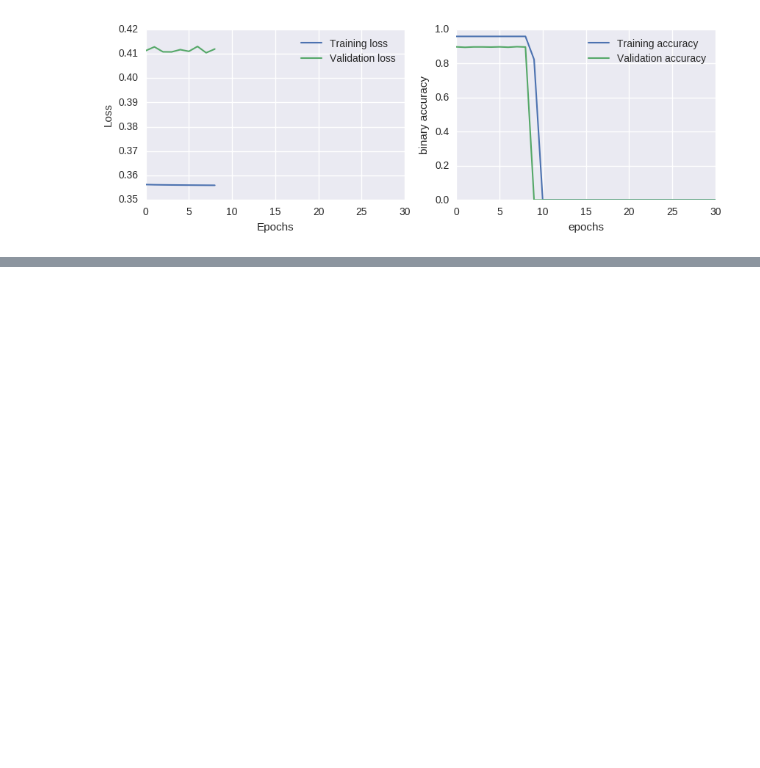
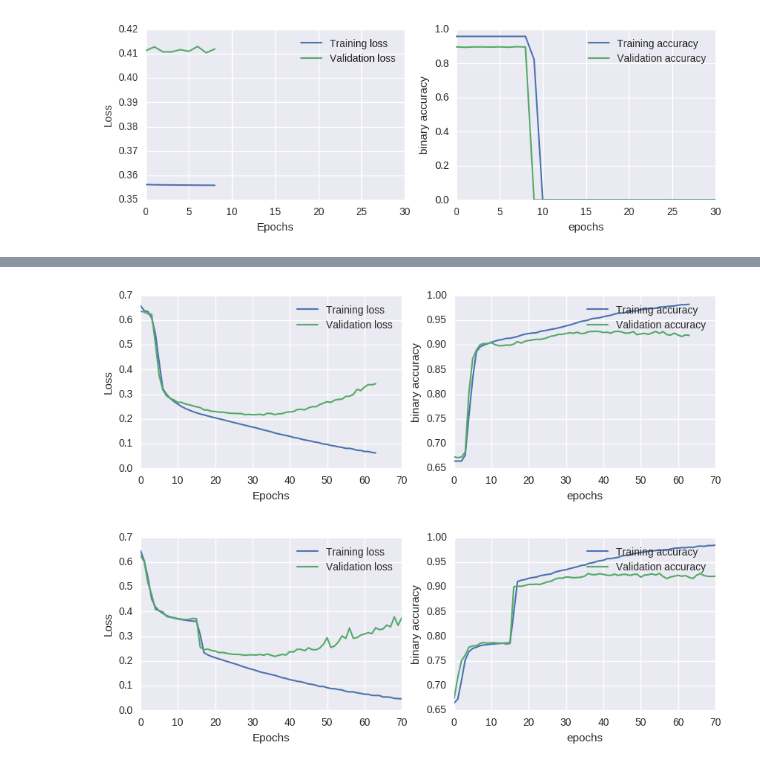
Before and after one commit to OpenGridMap/power-grid-detection, a Jupyter notebook: training/plot_training.ipynb, the cells around one changed output, grey strips where cells are left out. Cells and saved outputs as stored; diff of their text form; code cells hidden in the pictures; blank space fills up the shorter version.

```diff
--- a/training/plot_training.ipynb
+++ b/training/plot_training.ipynb
@@ -54,0 +112,6 @@ plot_loss_acc('cnn_140_grey_lr_0.001000_nesterov_3_training.log', figsize=figsiz
+# %%
+plot_loss_acc('cnn_140_rgb_lr_0.005000_nesterov_r_2_training.log', figsize=figsize, xlim=[0, 70], ylim=ylim)
+plot_loss_acc('cnn_140_rgb_lr_0.005000_sgd_he_normal_r_training.log', figsize=figsize, xlim=[0, 70], ylim=ylim)
+# %% [output]
+[figure, added]
+[figure, added]
```
Also changed, not shown: parts of 12 cells of this notebook, 45 other files.
